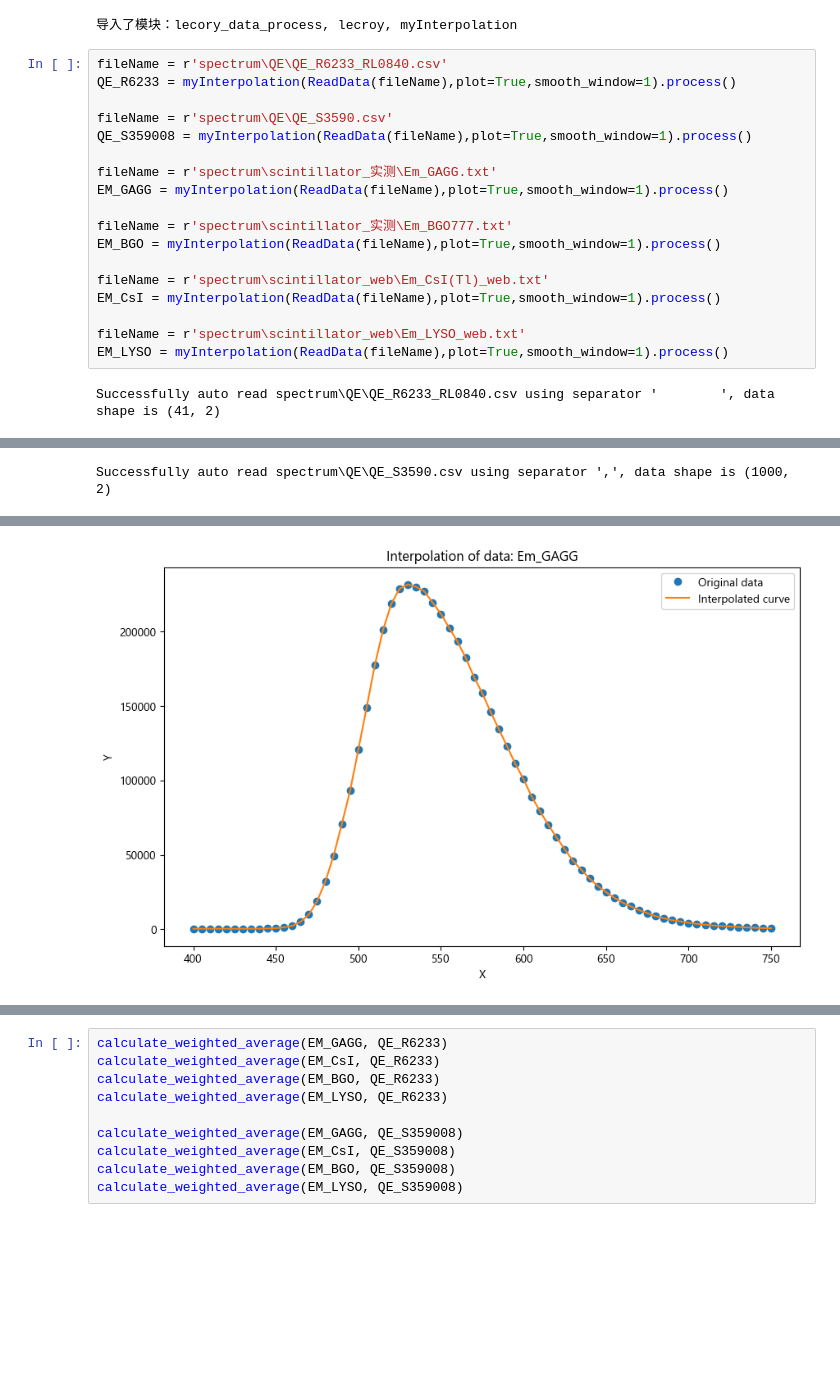
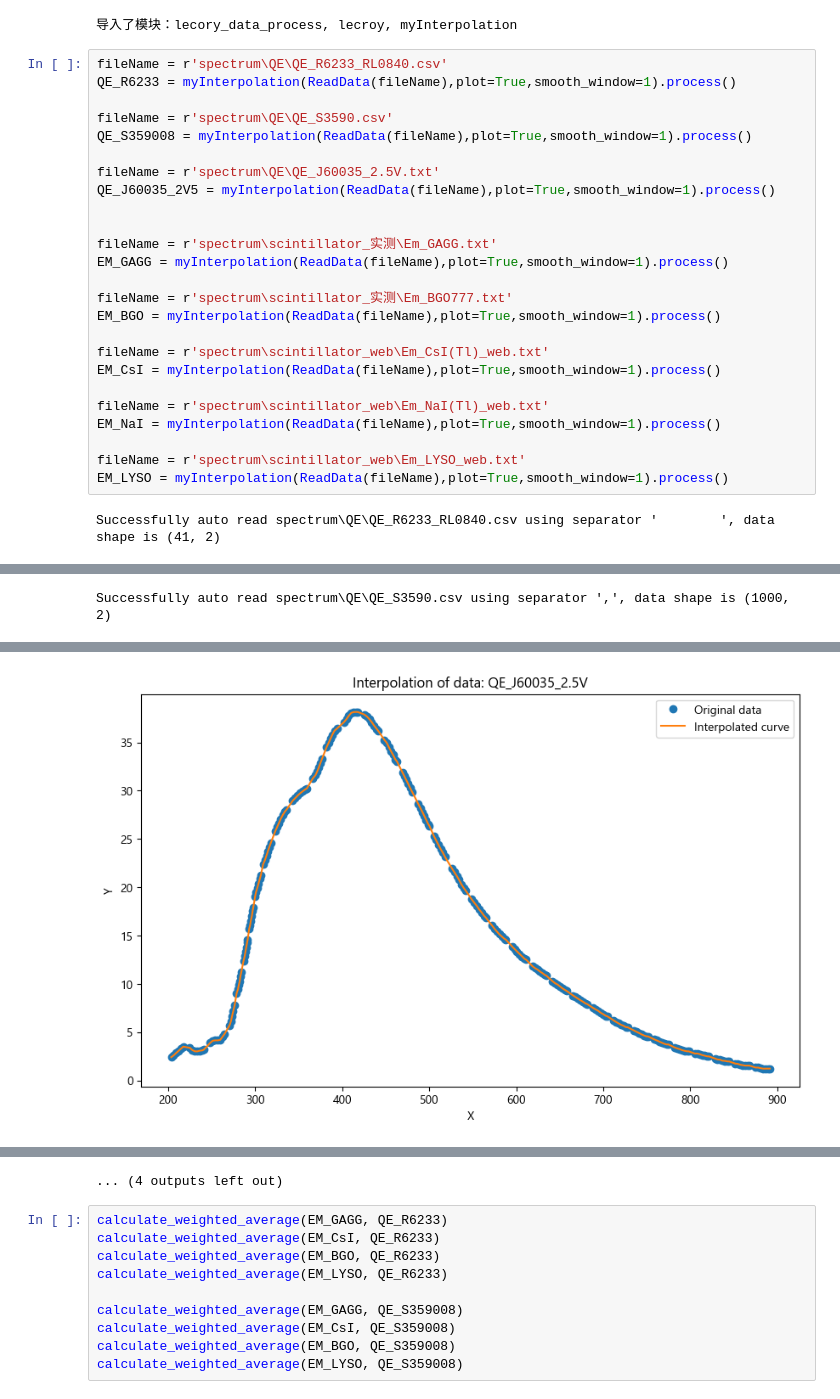
Before and after one commit to JackiMa/MyScienceTools, a Jupyter notebook: calculate-20241012.ipynb, the cells around one changed output, grey strips where cells are left out. Cells and saved outputs as stored; diff of their text form; blank space fills up the shorter version.

```diff
--- a/calculate-20241012.ipynb
+++ b/calculate-20241012.ipynb
@@ -8,6 +8,10 @@ QE_R6233 = myInterpolation(ReadData(fileName),plot=True,smooth_window=1).process
 
 fileName = r'spectrum\QE\QE_S3590.csv'
 QE_S359008 = myInterpolation(ReadData(fileName),plot=True,smooth_window=1).process()
+
+fileName = r'spectrum\QE\QE_J60035_2.5V.txt'
+QE_J60035_2V5 = myInterpolation(ReadData(fileName),plot=True,smooth_window=1).process()
+
 
 fileName = r'spectrum\scintillator_实测\Em_GAGG.txt'
 EM_GAGG = myInterpolation(ReadData(fileName),plot=True,smooth_window=1).process()
@@ -18,6 +22,9 @@ EM_BGO = myInterpolation(ReadData(fileName),plot=True,smooth_window=1).process()
 fileName = r'spectrum\scintillator_web\Em_CsI(Tl)_web.txt'
 EM_CsI = myInterpolation(ReadData(fileName),plot=True,smooth_window=1).process()
 
+fileName = r'spectrum\scintillator_web\Em_NaI(Tl)_web.txt'
+EM_NaI = myInterpolation(ReadData(fileName),plot=True,smooth_window=1).process()
+
 fileName = r'spectrum\scintillator_web\Em_LYSO_web.txt'
 EM_LYSO = myInterpolation(ReadData(fileName),plot=True,smooth_window=1).process()
 # %% [output]
@@ -29 +36 @@ Successfully auto read spectrum\scintillator_实测\Em_GAGG.txt using separator
-[figure, old version]
+[figure, new version]
@@ -36,3 +43,4 @@ Successfully auto read spectrum\scintillator_web\Em_LYSO_web.txt using separator
+... (4 outputs left out)
 # %%
 calculate_weighted_average(EM_GAGG, QE_R6233)
 calculate_weighted_average(EM_CsI, QE_R6233)
```
Also changed, not shown: parts of 2 cells of this notebook, 16 other files.
